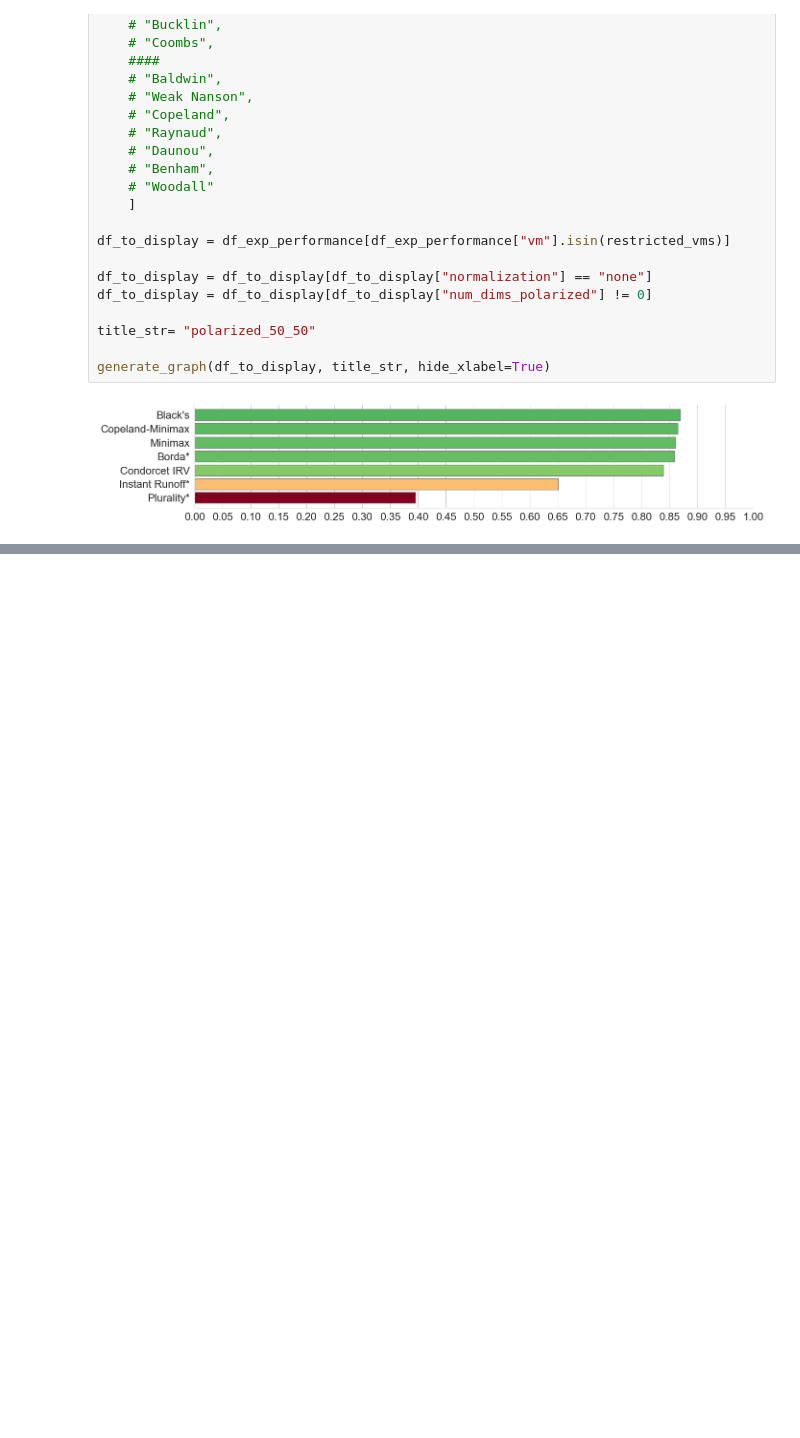
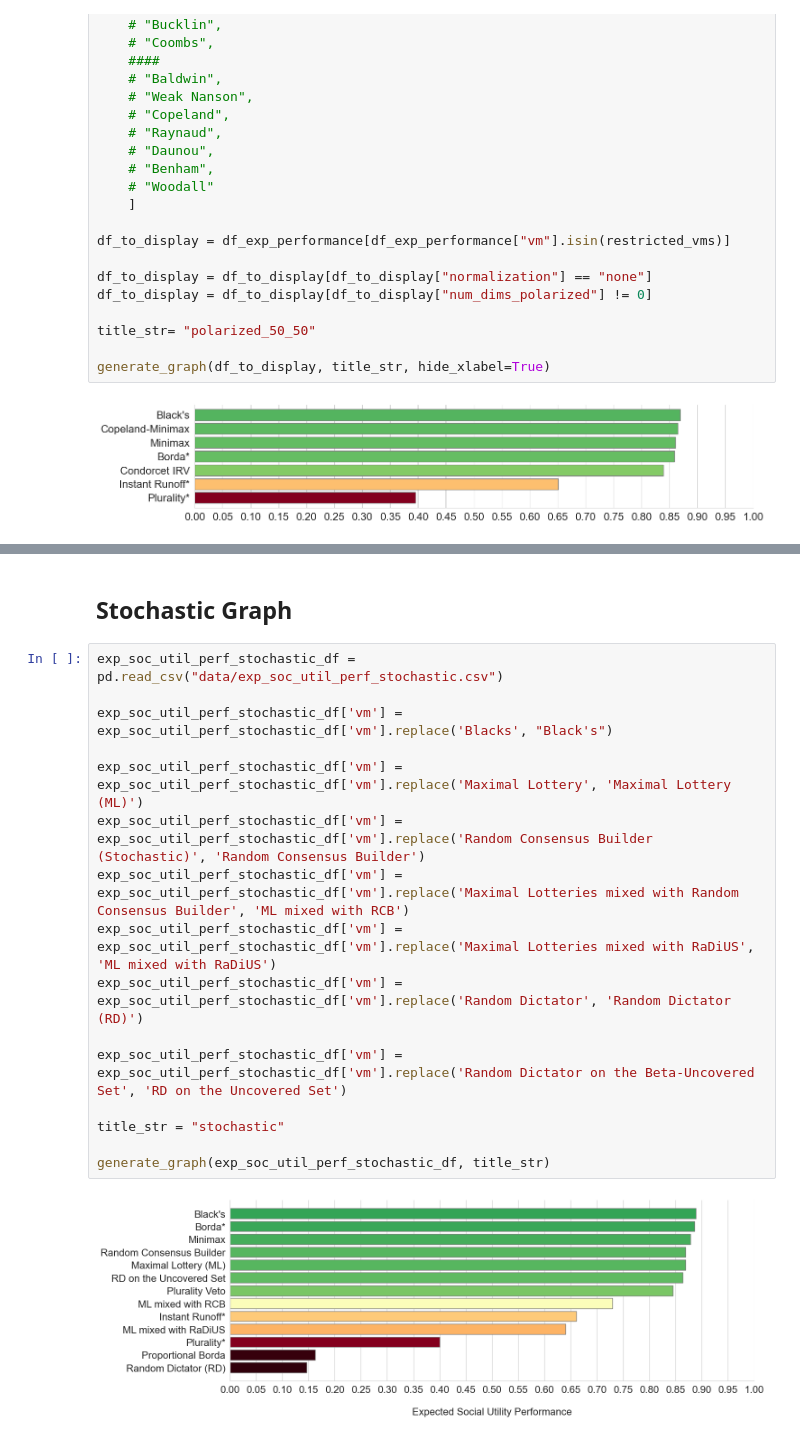
Before and after one commit to epacuit/exp_soc_util_perf, a Jupyter notebook: graphs.ipynb, the cells around one changed output, grey strips where cells are left out. Cells and saved outputs as stored; diff of their text form; blank space fills up the shorter version.

Commit message:
add data for graphs notebook

```diff
--- a/graphs.ipynb
+++ b/graphs.ipynb
@@ -892,3 +857,23 @@ title_str= "polarized_80_20"
 generate_graph(df_to_display, title_str, hide_xlabel=True)
 # %% [output]
 [figure]
+# %% [markdown]
+## Stochastic Graph
+# %%
+exp_soc_util_perf_stochastic_df = pd.read_csv("data/exp_soc_util_perf_stochastic.csv")
+
+exp_soc_util_perf_stochastic_df['vm'] = exp_soc_util_perf_stochastic_df['vm'].replace('Blacks', "Black's")
+
+exp_soc_util_perf_stochastic_df['vm'] = exp_soc_util_perf_stochastic_df['vm'].replace('Maximal Lottery', 'Maximal Lottery (ML)')
+exp_soc_util_perf_stochastic_df['vm'] = exp_soc_util_perf_stochastic_df['vm'].replace('Random Consensus Builder (Stochastic)', 'Random Consensus Builder')
+exp_soc_util_perf_stochastic_df['vm'] = exp_soc_util_perf_stochastic_df['vm'].replace('Maximal Lotteries mixed with Random Consensus Builder', 'ML mixed with RCB')
+exp_soc_util_perf_stochastic_df['vm'] = exp_soc_util_perf_stochastic_df['vm'].replace('Maximal Lotteries mixed with RaDiUS', 'ML mixed with RaDiUS')
+exp_soc_util_perf_stochastic_df['vm'] = exp_soc_util_perf_stochastic_df['vm'].replace('Random Dictator', 'Random Dictator (RD)')
+
+exp_soc_util_perf_stochastic_df['vm'] = exp_soc_util_perf_stochastic_df['vm'].replace('Random Dictator on the Beta-Uncovered Set', 'RD on the Uncovered Set')
+
+title_str = "stochastic"
+
+generate_graph(exp_soc_util_perf_stochastic_df, title_str)
+# %% [output]
+[figure, added]
```
Also changed, not shown: parts of 8 cells of this notebook, 12 other files.
